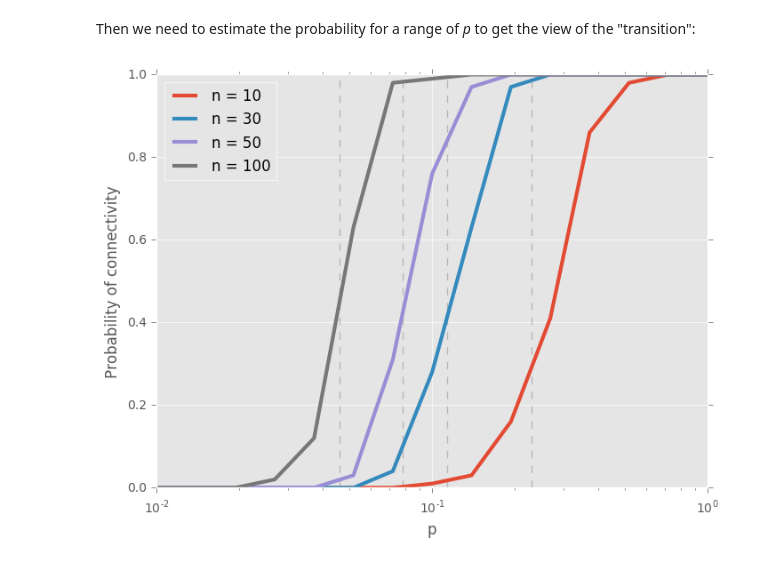
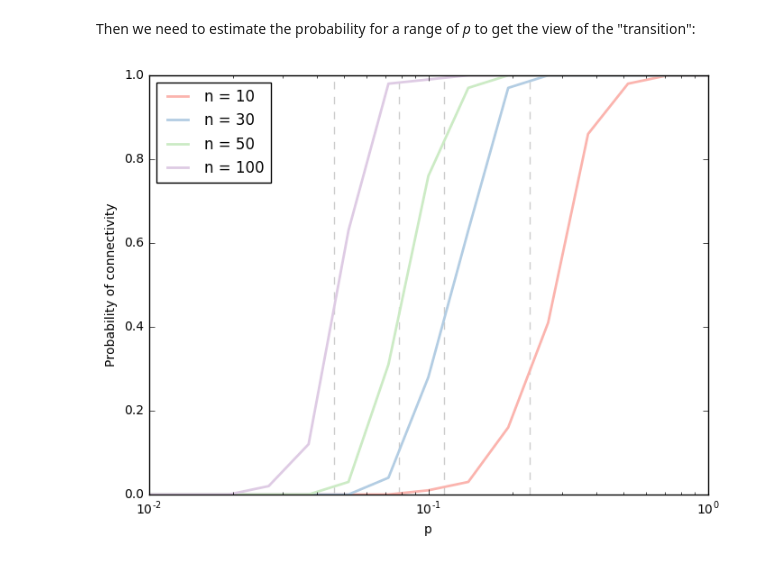
Before and after one commit to XiaoTaoWang/Think-Complexity-Notes, a Jupyter notebook: notebooks/ER-Graph-Connectivity.ipynb, the cells around one changed output. Saved outputs shown, nothing was run; the diff lists cells and outputs as text; code cells hidden in the pictures.

Commit message:
Change figure styles

```diff
--- a/notebooks/ER-Graph-Connectivity.ipynb
+++ b/notebooks/ER-Graph-Connectivity.ipynb
@@ -189,16 +189,15 @@ for G in pool:
         T = timeit.Timer('is_connected(G, core=%s)' % f, 'from __main__ import is_connected, G, %s' % f)
         ours[f].append(min(T.repeat(3,10))*1000)
 # %%
-from matplotlib import style
-style.use('ggplot')
-import matplotlib.pyplot as plt
+from palettable.colorbrewer.qualitative import Pastel1_4
+COLORS = Pastel1_4.hex_colors
 plt.figure(figsize=(8,6))
 slope = np.polyfit(np.log10(orders_n), np.log10(nx_t), 1)[0]
-plt.plot(orders_n, nx_t, alpha=0.5, label='networkx builtin: %.3f' % slope, marker='o', lw=2.5)
-for f in ours:
+plt.plot(orders_n, nx_t, label='networkx builtin: %.3f' % slope, color=COLORS[0], marker='o', lw=2.5)
+for i, f in enumerate(ours):
     slope = np.polyfit(np.log10(orders_n), np.log10(ours[f]), 1)[0]
     mode = f + ': %.3f'
-    plt.plot(orders_n, ours[f], alpha=0.5, label=mode % slope, marker='o', lw=2.5)
+    plt.plot(orders_n, ours[f], label=mode % slope, color=COLORS[i+1], marker='o', lw=2.5)
 plt.xlabel('Order of graph n')
 plt.ylabel('Time in milliseconds [ms]')
 plt.legend(loc=2)
@@ -235,14 +234,14 @@ for i in range(len(n)):
 # %%
 plt.figure(figsize=(8,6))
 # Transition points
 tps = [np.log(i)/i for i in n]
 for i in range(len(n)):
-    plt.plot(ps, probs[i], label='n = %d' % n[i], lw=3)
+    plt.plot(ps, probs[i], label='n = %d' % n[i], color=COLORS[i], lw=2)
     plt.vlines([tps[i]], 0, 1, color='k', alpha=0.2, linestyle='--')
 plt.xscale('log')
 plt.legend(loc=2)
 plt.xlabel('p')
 plt.ylabel('Probability of connectivity')
 plt.show()
 # %% [output]
-[figure, old version]
+[figure, new version]
```
Also changed, not shown: parts of 2 cells of this notebook.
